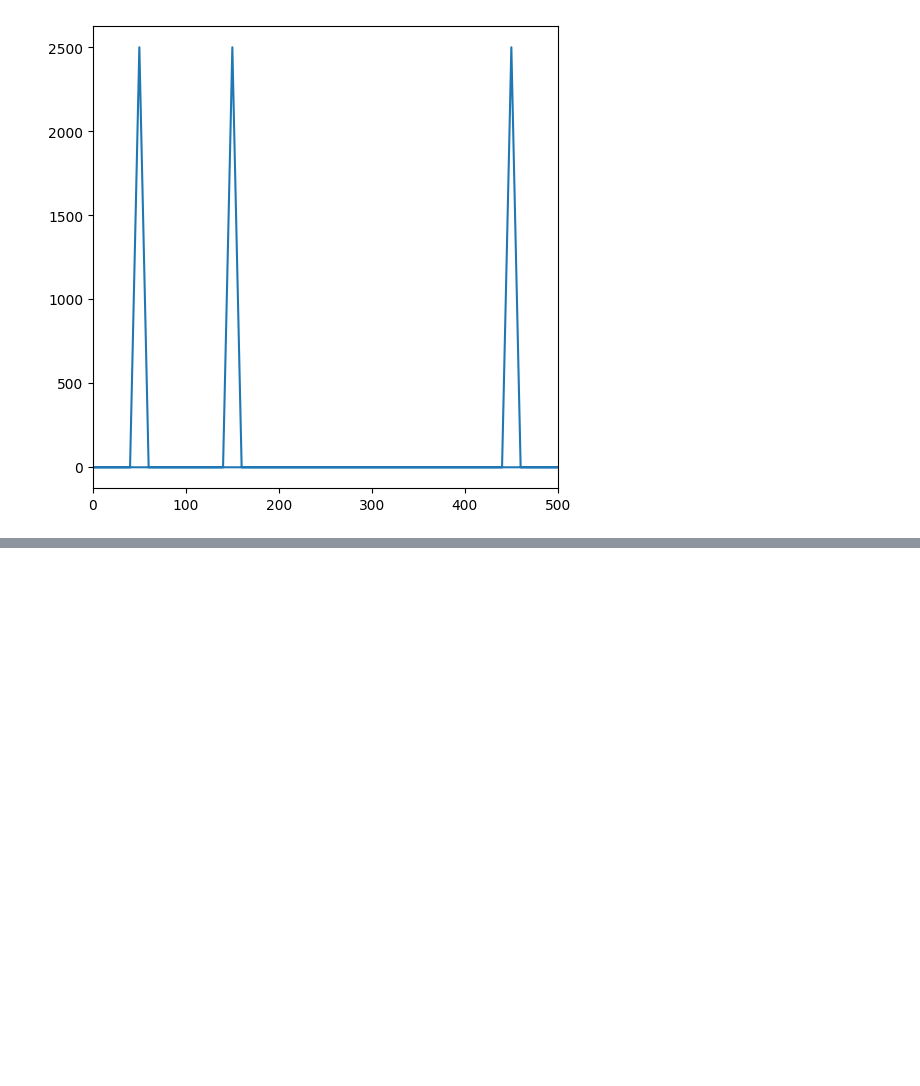
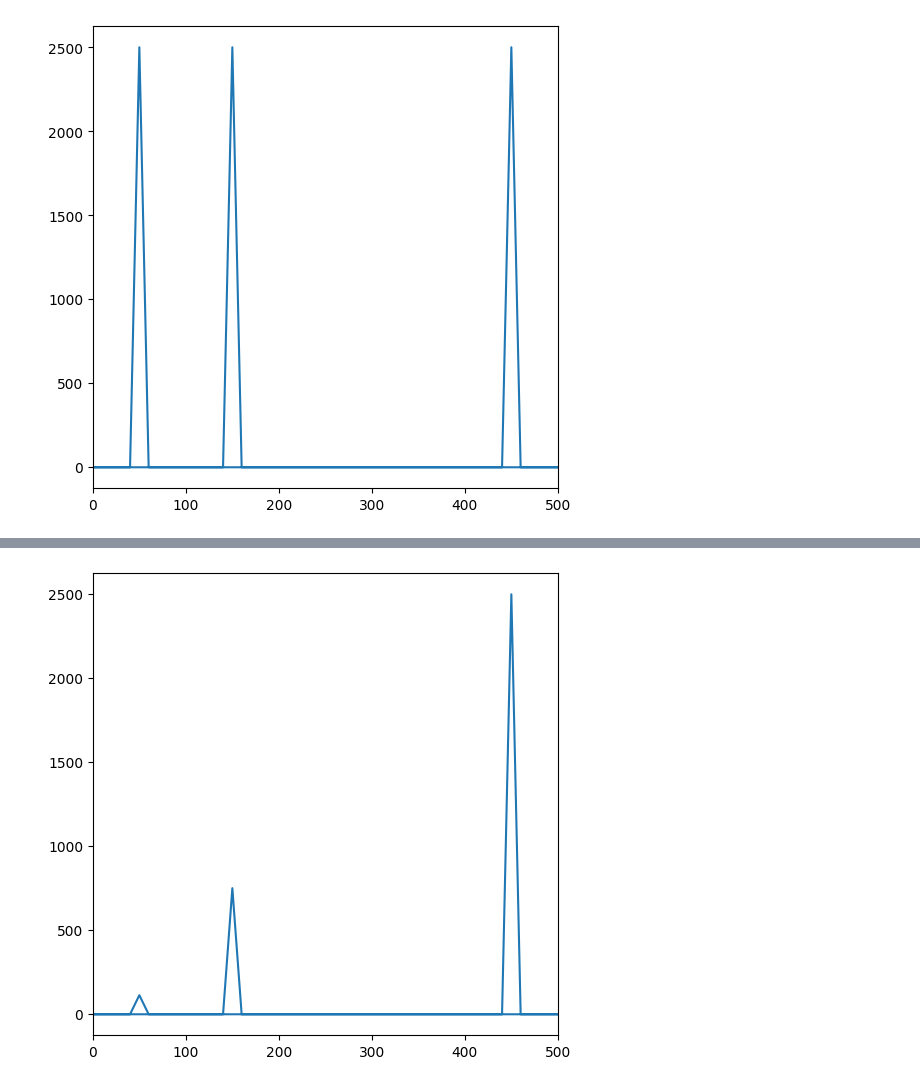
Before and after one commit to pimonov-student/another_digital_signal, a Jupyter notebook: lab_four.ipynb, the cells around one changed output, grey strips where cells are left out. Cells and saved outputs as stored; diff of their text form; code cells hidden in the pictures; blank space fills up the shorter version.

```diff
--- a/lab_four.ipynb
+++ b/lab_four.ipynb
@@ -52,0 +55,12 @@ plt.show()
+# %%
+high_filtered_y_cos_fft_base = butter_filter(300 / x_cos_fft)
+high_filtered_y_cos_fft_base[0] = 0
+high_filtered_y_cos_fft = high_filtered_y_cos_fft_base * y_cos_fft
+high_filtered_y_cos_fft /= max(high_filtered_y_cos_fft) / max(y_cos_fft)
+
+plt.figure(figsize=(6, 6))
+plt.xlim([0, 500])
+plt.plot(x_cos_fft, np.abs(high_filtered_y_cos_fft))
+plt.show()
+# %% [output]
+[figure, added]
```
Also changed, not shown: parts of 7 cells of this notebook.
